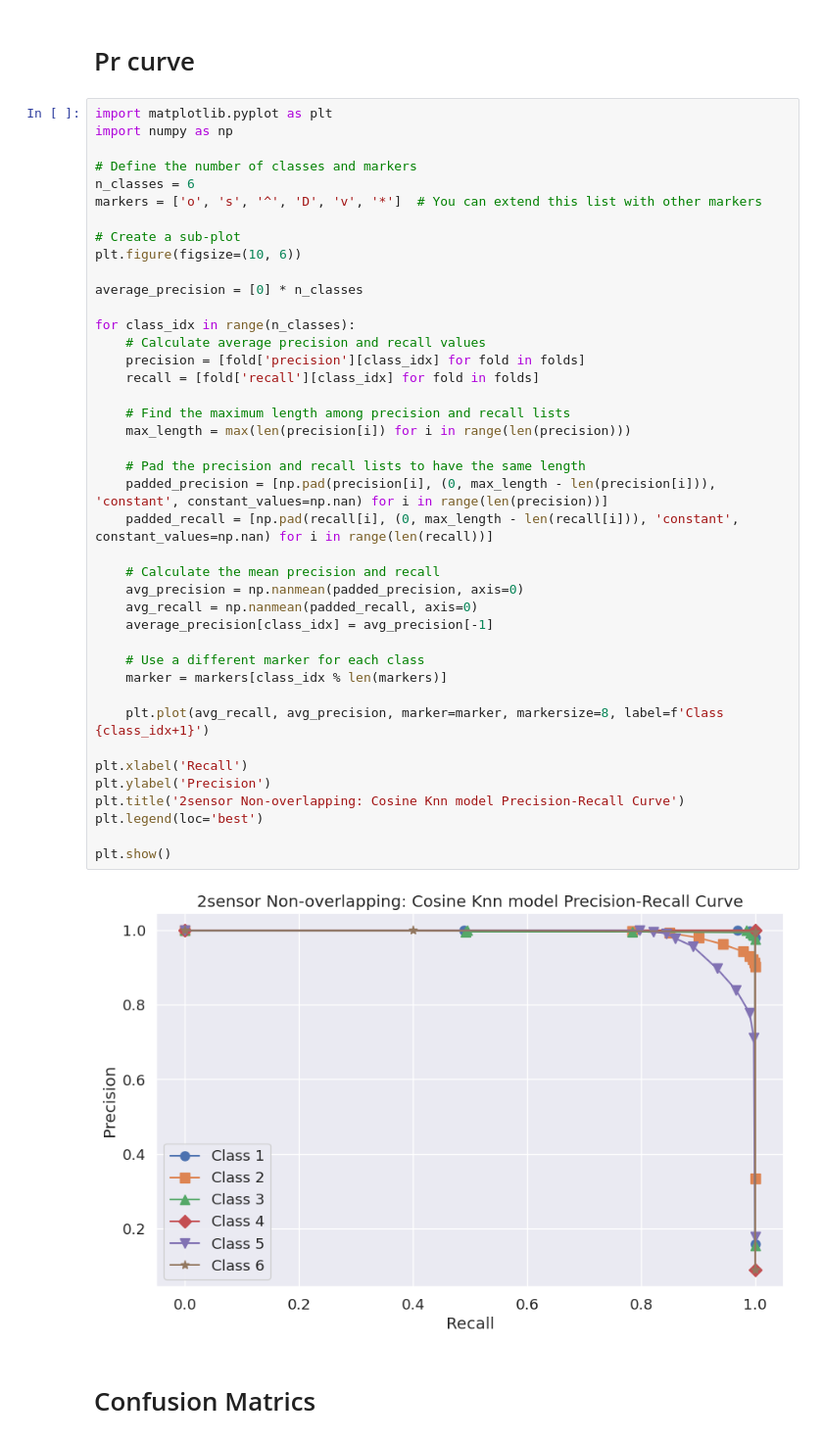
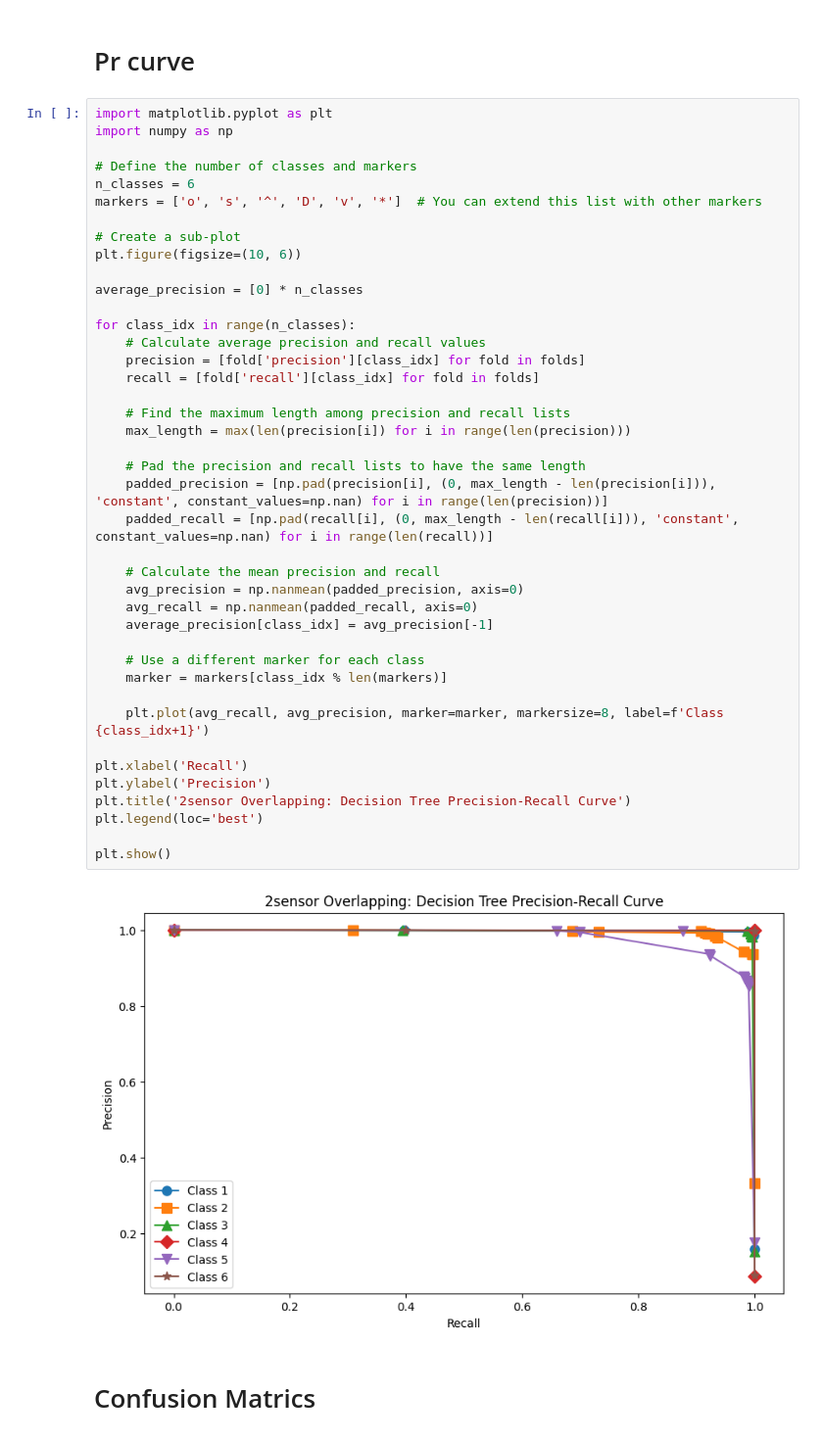
Before and after one commit to UkeshThapa/Human-Activities-recognition, a Jupyter notebook: Research_Human_activities_Recognition_TML.ipynb, the cells around one changed output. Shown at 98% size. Drawn from its saved outputs; the diff is of its cells as text.

```diff
--- a/Research_Human_activities_Recognition_TML.ipynb
+++ b/Research_Human_activities_Recognition_TML.ipynb
@@ -365,35 +366,35 @@ plt.figure(figsize=(10, 6))
 average_precision = [0] * n_classes
 
 for class_idx in range(n_classes):
     # Calculate average precision and recall values
     precision = [fold['precision'][class_idx] for fold in folds]
     recall = [fold['recall'][class_idx] for fold in folds]
 
     # Find the maximum length among precision and recall lists
     max_length = max(len(precision[i]) for i in range(len(precision)))
 
     # Pad the precision and recall lists to have the same length
     padded_precision = [np.pad(precision[i], (0, max_length - len(precision[i])), 'constant', constant_values=np.nan) for i in range(len(precision))]
     padded_recall = [np.pad(recall[i], (0, max_length - len(recall[i])), 'constant', constant_values=np.nan) for i in range(len(recall))]
 
     # Calculate the mean precision and recall
     avg_precision = np.nanmean(padded_precision, axis=0)
     avg_recall = np.nanmean(padded_recall, axis=0)
     average_precision[class_idx] = avg_precision[-1]
 
     # Use a different marker for each class
     marker = markers[class_idx % len(markers)]
 
     plt.plot(avg_recall, avg_precision, marker=marker, markersize=8, label=f'Class {class_idx+1}')
 
 plt.xlabel('Recall')
 plt.ylabel('Precision')
-plt.title('2sensor Non-overlapping: Cosine Knn model Precision-Recall Curve')
+plt.title('2sensor Overlapping: Decision Tree Precision-Recall Curve')
 plt.legend(loc='best')
 
 plt.show()
 # %% [output]
-[figure, old version]
+[figure, new version]
 # %% [markdown]
 # Confusion Matrics
 # %%
```
Also changed, not shown: parts of 5 cells of this notebook.
